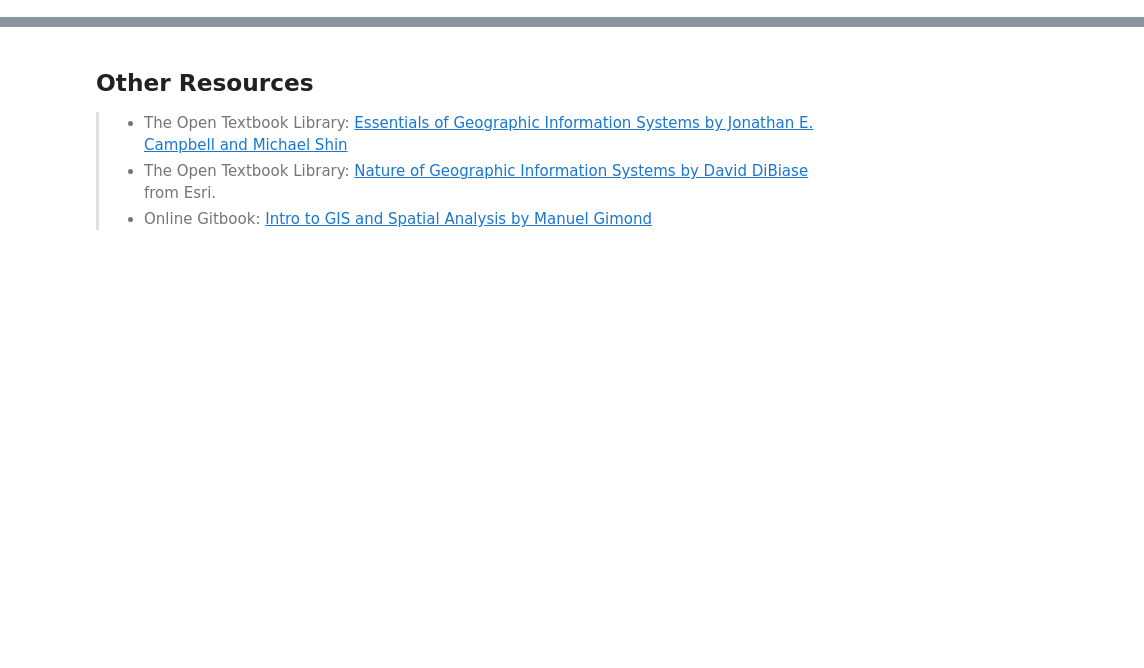
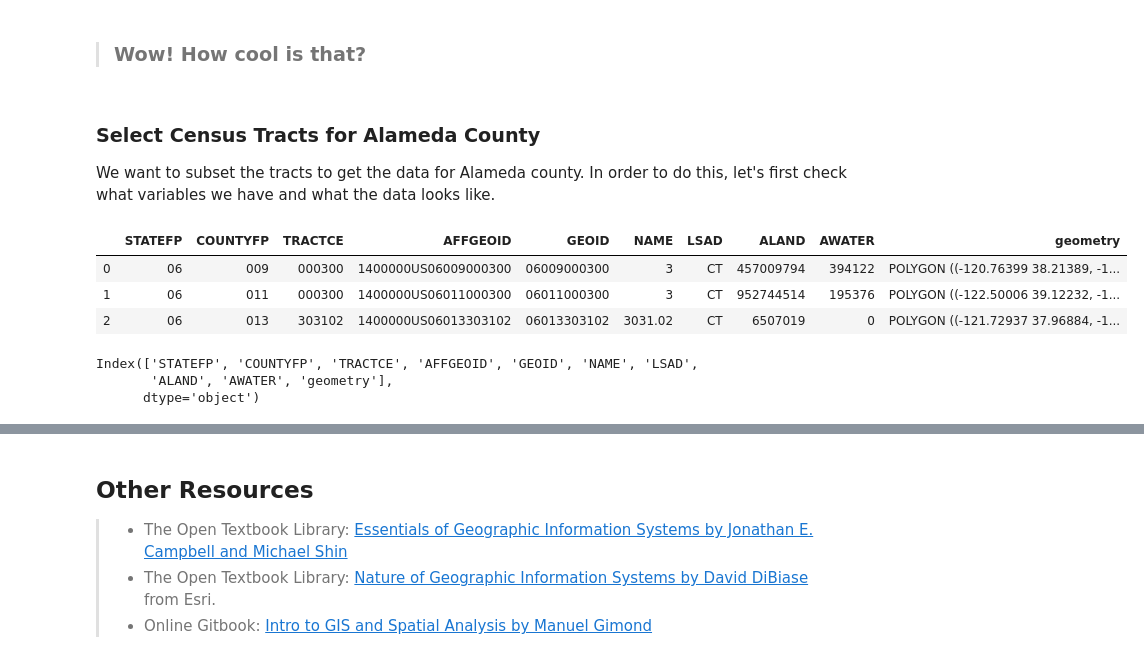
Before and after one commit to dlab-berkeley/Python-Geospatial-Fundamentals-Legacy, a Jupyter notebook: new_sequence/day_1/2_Geospatial Data.ipynb, the cells around one changed output, grey strips where cells are left out. Saved outputs shown, nothing was run; the diff lists cells and outputs as text; code cells hidden in the pictures; blank space fills up the shorter version.

```diff
--- a/new_sequence/day_1/2_Geospatial Data.ipynb
+++ b/new_sequence/day_1/2_Geospatial Data.ipynb
@@ -12,0 +192,19 @@ Just so we are on the same page..
+# %% [markdown]
+> ### Wow! How cool is that?
+# %% [markdown]
+### Select Census Tracts for Alameda County
+
+We want to subset the tracts to get the data for Alameda county. In order to do this, let's first check what variables we have and what the data looks like.
+# %%
+tracts_gdf.head(3)
+# %% [output]
+|  | STATEFP | COUNTYFP | TRACTCE | AFFGEOID | GEOID | NAME | LSAD | ALAND | AWATER | geometry |
+| 0 | 06 | 009 | 000300 | 1400000US06009000300 | 06009000300 | 3 | CT | 457009794 | 394122 | POLYGON ((-120.76399 38.21389, -1... |
+| 1 | 06 | 011 | 000300 | 1400000US06011000300 | 06011000300 | 3 | CT | 952744514 | 195376 | POLYGON ((-122.50006 39.12232, -1... |
+| 2 | 06 | 013 | 303102 | 1400000US06013303102 | 06013303102 | 3031.02 | CT | 6507019 | 0 | POLYGON ((-121.72937 37.96884, -1... |
+# %%
+tracts_gdf.columns
+# %% [output]
+Index(['STATEFP', 'COUNTYFP', 'TRACTCE', 'AFFGEOID', 'GEOID', 'NAME', 'LSAD',
+       'ALAND', 'AWATER', 'geometry'],
+      dtype='object')
```
Also changed, not shown: parts of 32 cells of this notebook.
